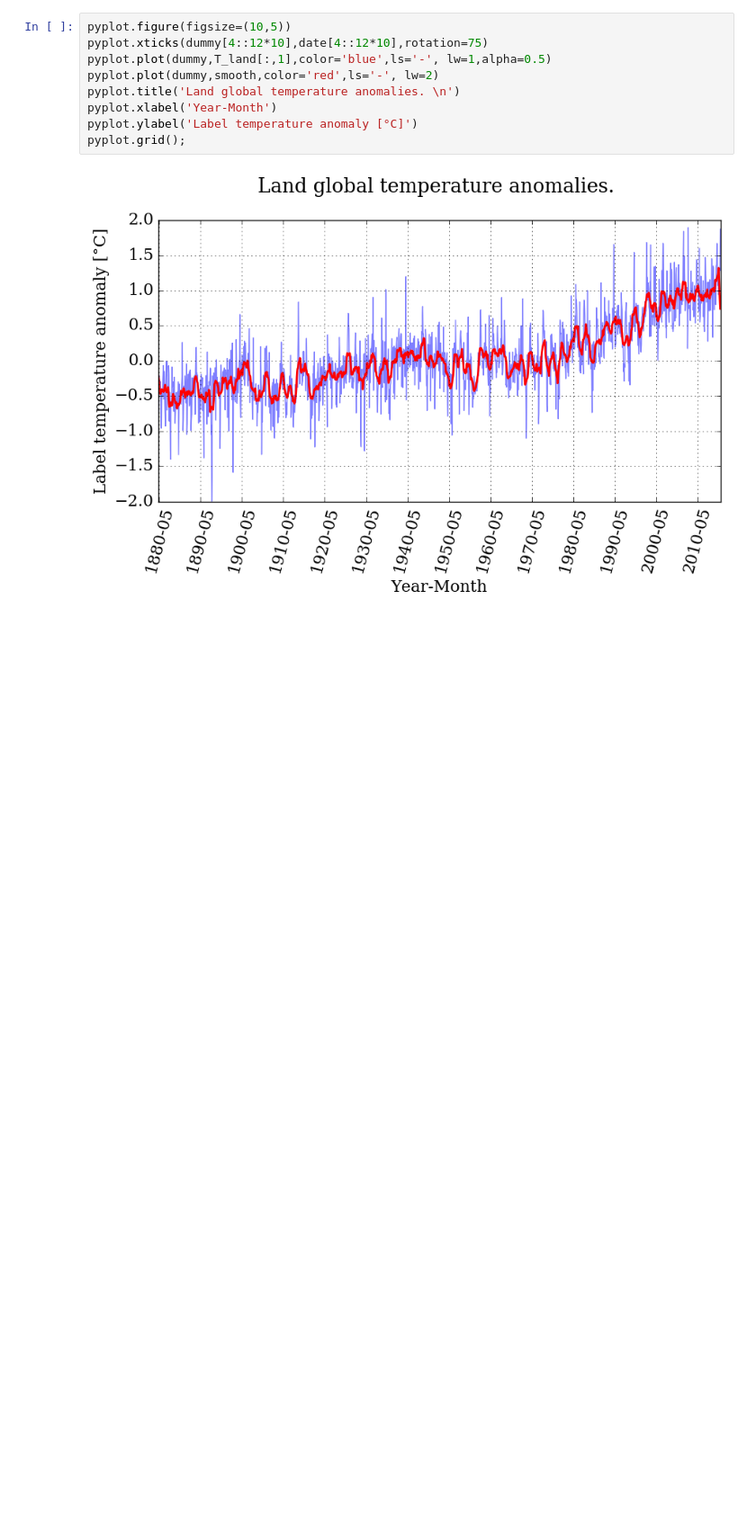
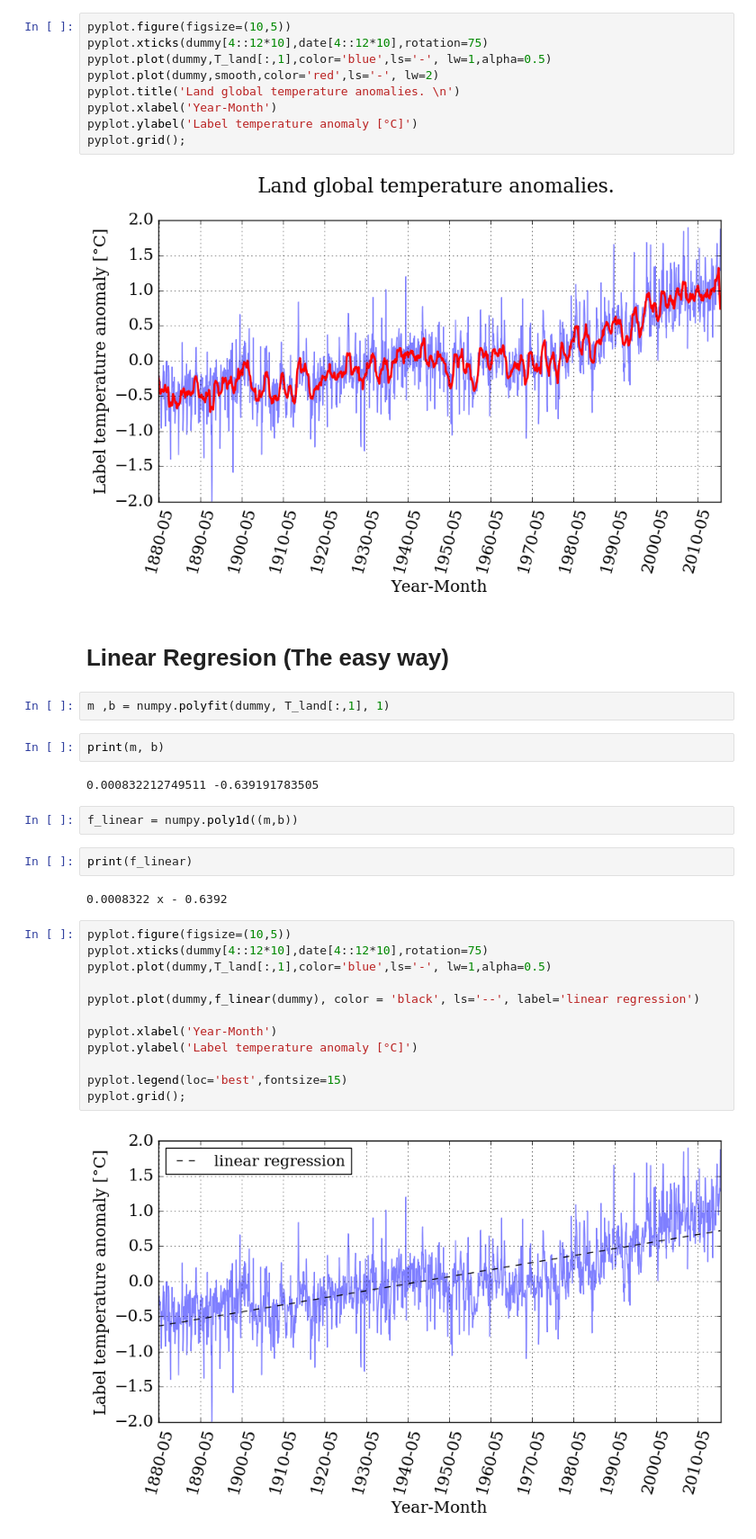
Before and after one commit to mcisternasf28/notebook, a Jupyter notebook: The_python_scientific_stack.ipynb, the cells around one changed output. Shown: that part at 90% size. Saved outputs shown, nothing was run; the diff lists cells and outputs as text; blank space fills up the shorter version.

Commit message:
Se agregaron graficos con una regresion lineal de los datos de la temperatura.

```diff
--- a/The_python_scientific_stack.ipynb
+++ b/The_python_scientific_stack.ipynb
@@ -256,3 +256,31 @@ pyplot.ylabel('Label temperature anomaly [°C]')
 pyplot.grid();
 # %% [output]
 [figure]
+# %% [markdown]
+# Linear Regresion (The easy way)
+# %%
+m ,b = numpy.polyfit(dummy, T_land[:,1], 1)
+# %%
+print(m, b)
+# %% [output]
+0.000832212749511 -0.639191783505
+# %%
+f_linear = numpy.poly1d((m,b))
+# %%
+print(f_linear)
+# %% [output]
+0.0008322 x - 0.6392
+# %%
+pyplot.figure(figsize=(10,5))
+pyplot.xticks(dummy[4::12*10],date[4::12*10],rotation=75)
+pyplot.plot(dummy,T_land[:,1],color='blue',ls='-', lw=1,alpha=0.5)
+
+pyplot.plot(dummy,f_linear(dummy), color = 'black', ls='--', label='linear regression')
+
+pyplot.xlabel('Year-Month')
+pyplot.ylabel('Label temperature anomaly [°C]')
+
+pyplot.legend(loc='best',fontsize=15)
+pyplot.grid();
+# %% [output]
+[figure, added]
```
